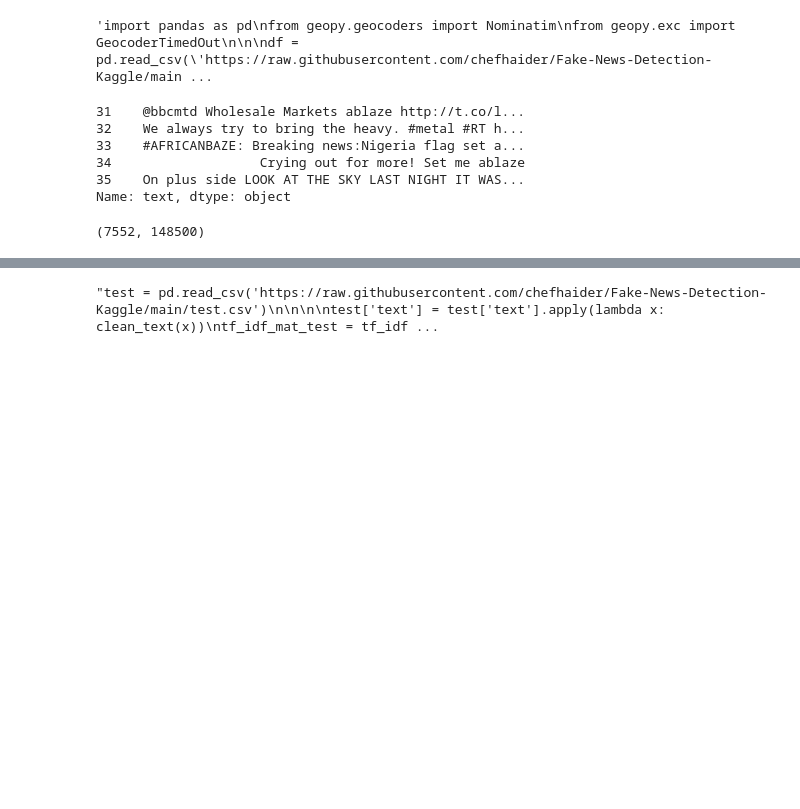
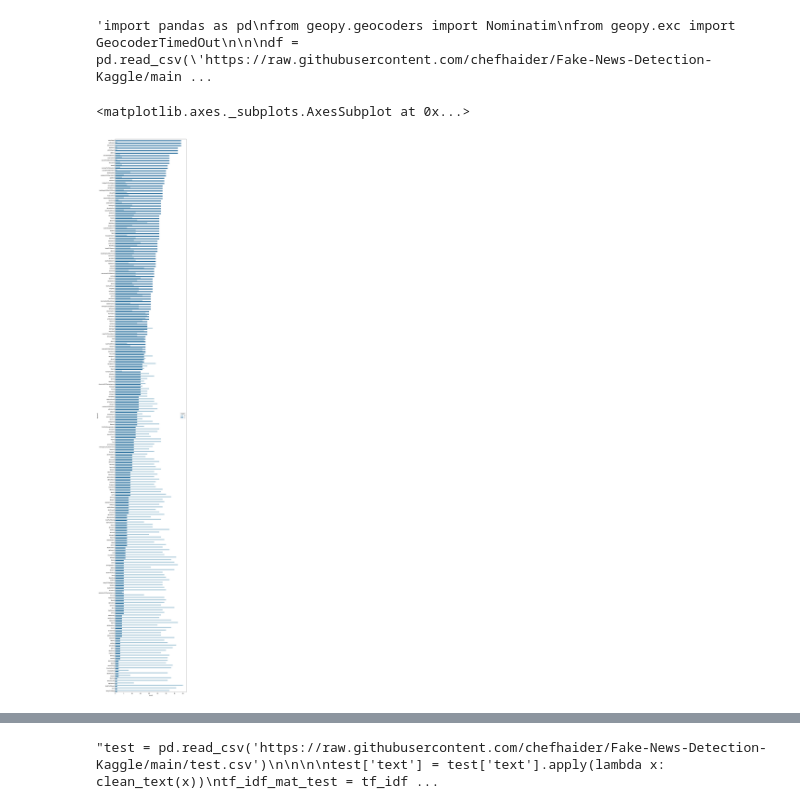
Before and after one commit to chefhaider/Fake-News-Detection, a Jupyter notebook: notebook.ipynb, the cells around one changed output, grey strips where cells are left out. Drawn from its saved outputs; the diff is of its cells as text; code cells hidden in the pictures; blank space fills up the shorter version.

```diff
--- a/notebook.ipynb
+++ b/notebook.ipynb
@@ -71,7 +105,10 @@ for val in df.location:
 # %% [output]
 'import pandas as pd\nfrom geopy.geocoders import Nominatim\nfrom geopy.exc import GeocoderTimedOut\n\n\ndf = pd.read_csv(\'https://raw.githubusercontent.com/chefhaider/Fake-News-Detection-Kaggle/main ...
 # %%
-#fig = plt.figure(figsize=(10,80))
-#sns.countplot(y="keyword",order=df[df.target == 1]['keyword'].value_counts().index, hue="target",data = df,palette='Paired')
+fig = plt.figure(figsize=(10,80))
+sns.countplot(y="keyword",order=df[df.target == 1]['keyword'].value_counts().index, hue="target",data = df,palette='Paired')
+# %% [output]
+<matplotlib.axes._subplots.AxesSubplot at 0x...>
+[figure, added]
 # %%
 df.dropna(subset = ["keyword"], inplace=True)
@@ -78,10 +116 @@ df.dropna(subset = ["keyword"], inplace=True)
-# %%
-df['text'].head()
-# %% [output]
-31    @bbcmtd Wholesale Markets ablaze http://t.co/l...
-32    We always try to bring the heavy. #metal #RT h...
-33    #AFRICANBAZE: Breaking news:Nigeria flag set a...
-34                   Crying out for more! Set me ablaze
-35    On plus side LOOK AT THE SKY LAST NIGHT IT WAS...
-Name: text, dtype: object
 # %%
@@ -126,11 +150,0 @@ df['text'] = df['text'].apply(lambda x: clean_text(x))
-# %%
-from sklearn.feature_extraction.text import TfidfVectorizer
-
-
-tf_idf_vect = TfidfVectorizer(ngram_range=(1,3)) # one,two and three gram vectorization
-tf_idf_mat = tf_idf_vect.fit_transform(df['text'].values) # fit_transform vectorizer to dtrain['text']
-
-type(tf_idf_mat)
-print(tf_idf_mat.get_shape())
-# %% [output]
-(7552, 148500)
```
Also changed, not shown: parts of 22 cells of this notebook.
